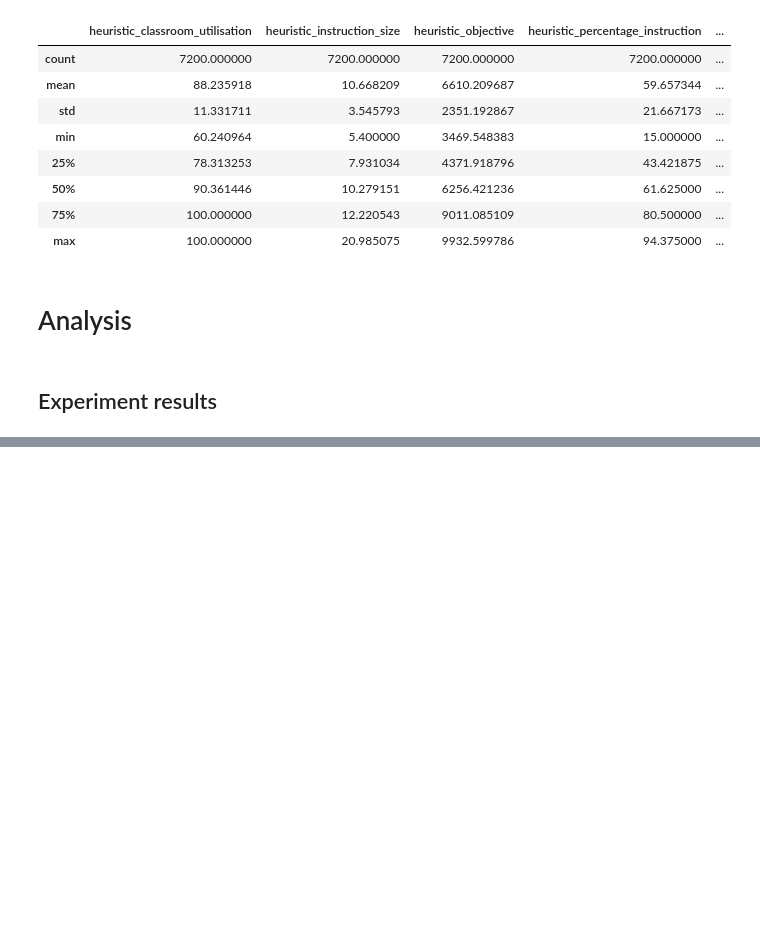
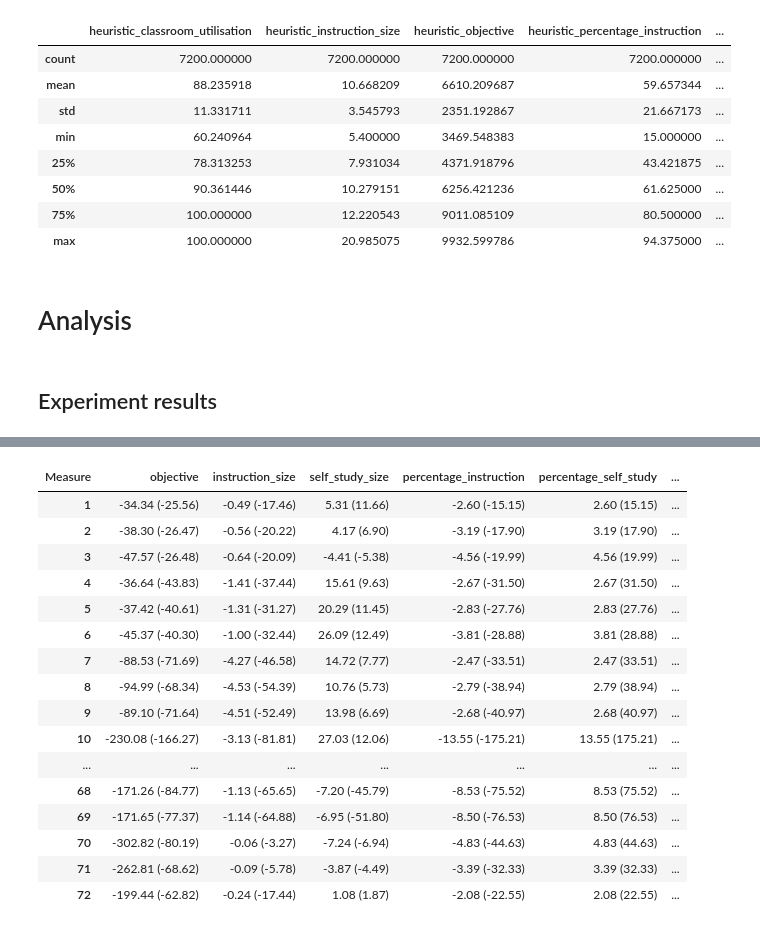
Before and after one commit to N-Wouda/PL-Hourly-Heuristic, a Jupyter notebook: analysis/heuristic_performance.ipynb, the cells around one changed output, grey strips where cells are left out. Cells and saved outputs as stored; diff of their text form; code cells hidden in the pictures; blank space fills up the shorter version.

Commit message:
Pairwise differences

```diff
--- a/analysis/heuristic_performance.ipynb
+++ b/analysis/heuristic_performance.ipynb
@@ -51,21 +52,33 @@ def results_per_experiment(experiment):
 
         results[measure, 'heuristic'] = heuristic_data.mean()
         results[measure, 'ilp'] = ilp_data.mean()
+        results[measure, 'difference'] = (heuristic_data - ilp_data).mean()
+        results[measure, 't_stat'] = stats.ttest_1samp(heuristic_data - ilp_data, 0, nan_policy='omit').statistic
 
     return results
 # %%
-columns = [(measure, method)
-           for measure in MEASURES
-           for method in ['heuristic', 'ilp']]
+result = pd.DataFrame([results_per_experiment(experiment) for experiment in EXPERIMENTS],
+                      columns=[(measure, sub)
+                               for measure in MEASURES
+                               for sub in ['heuristic', 'ilp', 'difference', 't_stat']])
 
-comparisons = pd.DataFrame([results_per_experiment(experiment) for experiment in EXPERIMENTS],
-                           columns=columns)
+# This presents only the mean results per experiment
+means = result.drop(columns=[column for column in result.columns
+                             if column[1] not in ['heuristic', 'ilp']])
 
 # This sets the index starting at 1 (for the experiment numbers), and creates
 # a hierarchical column index grouped by performance measure and method
-comparisons.index = EXPERIMENTS
-comparisons.columns = pd.MultiIndex.from_tuples(comparisons.columns,
-                                                names=['Measure', 'Method'])
+means.index = EXPERIMENTS
+means.columns = pd.MultiIndex.from_tuples(means.columns,
+                                          names=['Measure', 'Method'])
+# %%
+# This presents the pairwise-differences approach
+differences = result.drop(columns=[column for column in result.columns
+                             if column[1] not in ['difference', 't_stat']])
+
+differences.index = EXPERIMENTS
+differences.columns = pd.MultiIndex.from_tuples(differences.columns,
+                                                names=['Measure', 'Statistics'])
 # %% [markdown]
 ## Experiment results
 # %%
@@ -95,0 +117,14 @@ comparisons
+# %%
+def format_t_stat(value):
+    if pd.isna(value):
+        return "0.00"
+
+    return "{:0.2f}".format(value)
+
+for measure in MEASURES:
+    differences[measure] = differences[measure].apply(
+        lambda x: "{0:0.2f} ({1})".format(x.difference, format_t_stat(x.t_stat)),
+        axis=1)
+
+differences.columns = differences.columns.droplevel(1)
+differences = differences.loc[:, ~differences.columns.duplicated()]
@@ -95,0 +135,20 @@ comparisons
+# %%
+differences
+# %% [output]
+| Measure | objective | instruction_size | self_study_size | percentage_instruction | percentage_self_study | ... |
+| 1 | -34.34 (-25.56) | -0.49 (-17.46) | 5.31 (11.66) | -2.60 (-15.15) | 2.60 (15.15) | ... |
+| 2 | -38.30 (-26.47) | -0.56 (-20.22) | 4.17 (6.90) | -3.19 (-17.90) | 3.19 (17.90) | ... |
+| 3 | -47.57 (-26.48) | -0.64 (-20.09) | -4.41 (-5.38) | -4.56 (-19.99) | 4.56 (19.99) | ... |
+| 4 | -36.64 (-43.83) | -1.41 (-37.44) | 15.61 (9.63) | -2.67 (-31.50) | 2.67 (31.50) | ... |
+| 5 | -37.42 (-40.61) | -1.31 (-31.27) | 20.29 (11.45) | -2.83 (-27.76) | 2.83 (27.76) | ... |
+| 6 | -45.37 (-40.30) | -1.00 (-32.44) | 26.09 (12.49) | -3.81 (-28.88) | 3.81 (28.88) | ... |
+| 7 | -88.53 (-71.69) | -4.27 (-46.58) | 14.72 (7.77) | -2.47 (-33.51) | 2.47 (33.51) | ... |
+| 8 | -94.99 (-68.34) | -4.53 (-54.39) | 10.76 (5.73) | -2.79 (-38.94) | 2.79 (38.94) | ... |
+| 9 | -89.10 (-71.64) | -4.51 (-52.49) | 13.98 (6.69) | -2.68 (-40.97) | 2.68 (40.97) | ... |
+| 10 | -230.08 (-166.27) | -3.13 (-81.81) | 27.03 (12.06) | -13.55 (-175.21) | 13.55 (175.21) | ... |
+| ... | ... | ... | ... | ... | ... | ... |
+| 68 | -171.26 (-84.77) | -1.13 (-65.65) | -7.20 (-45.79) | -8.53 (-75.52) | 8.53 (75.52) | ... |
+| 69 | -171.65 (-77.37) | -1.14 (-64.88) | -6.95 (-51.80) | -8.50 (-76.53) | 8.50 (76.53) | ... |
+| 70 | -302.82 (-80.19) | -0.06 (-3.27) | -7.24 (-6.94) | -4.83 (-44.63) | 4.83 (44.63) | ... |
+| 71 | -262.81 (-68.62) | -0.09 (-5.78) | -3.87 (-4.49) | -3.39 (-32.33) | 3.39 (32.33) | ... |
+| 72 | -199.44 (-62.82) | -0.24 (-17.44) | 1.08 (1.87) | -2.08 (-22.55) | 2.08 (22.55) | ... |
```
Also changed, not shown: parts of 7 cells of this notebook.
